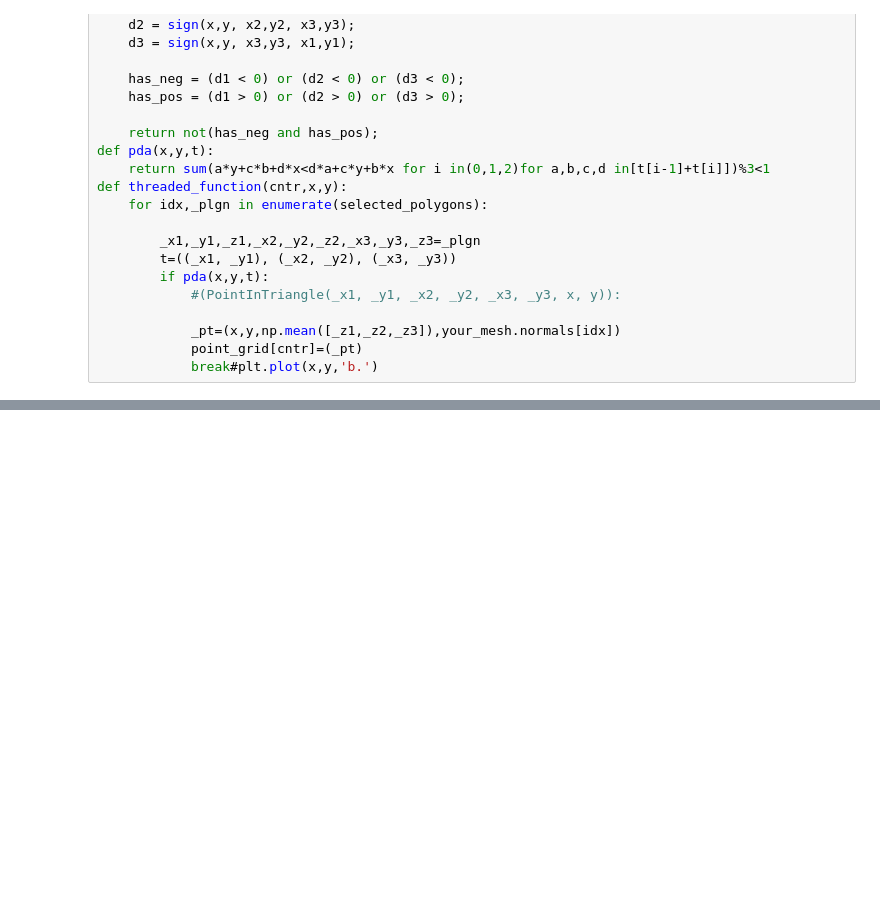
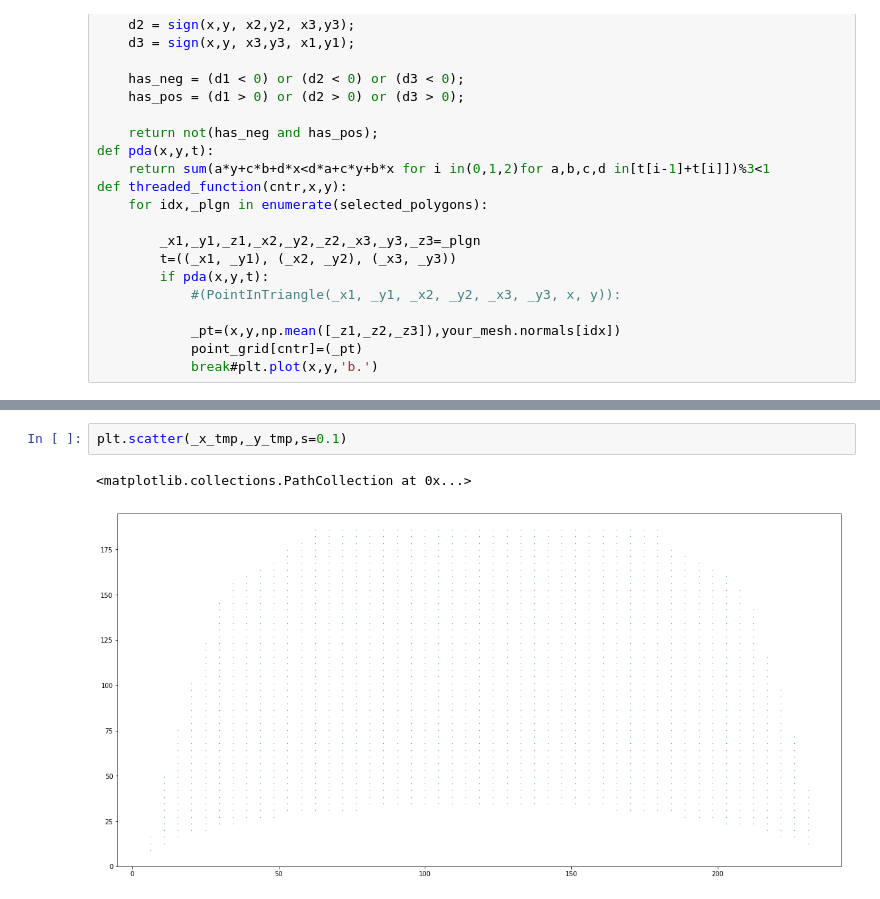
Before and after one commit to fostiropoulos/2dToolPathPlanning, a Jupyter notebook: PointCloudPathPlanning.ipynb, the cells around one changed output, grey strips where cells are left out. Cells and saved outputs as stored; diff of their text form; blank space fills up the shorter version.

```diff
--- a/PointCloudPathPlanning.ipynb
+++ b/PointCloudPathPlanning.ipynb
@@ -120,0 +183,5 @@ tree = spatial.KDTree(zip(x.ravel(), y.ravel()))
+# %%
+plt.scatter(_x_tmp,_y_tmp,s=0.1)
+# %% [output]
+<matplotlib.collections.PathCollection at 0x...>
+[figure, added]
```
Also changed, not shown: parts of 10 cells of this notebook.
